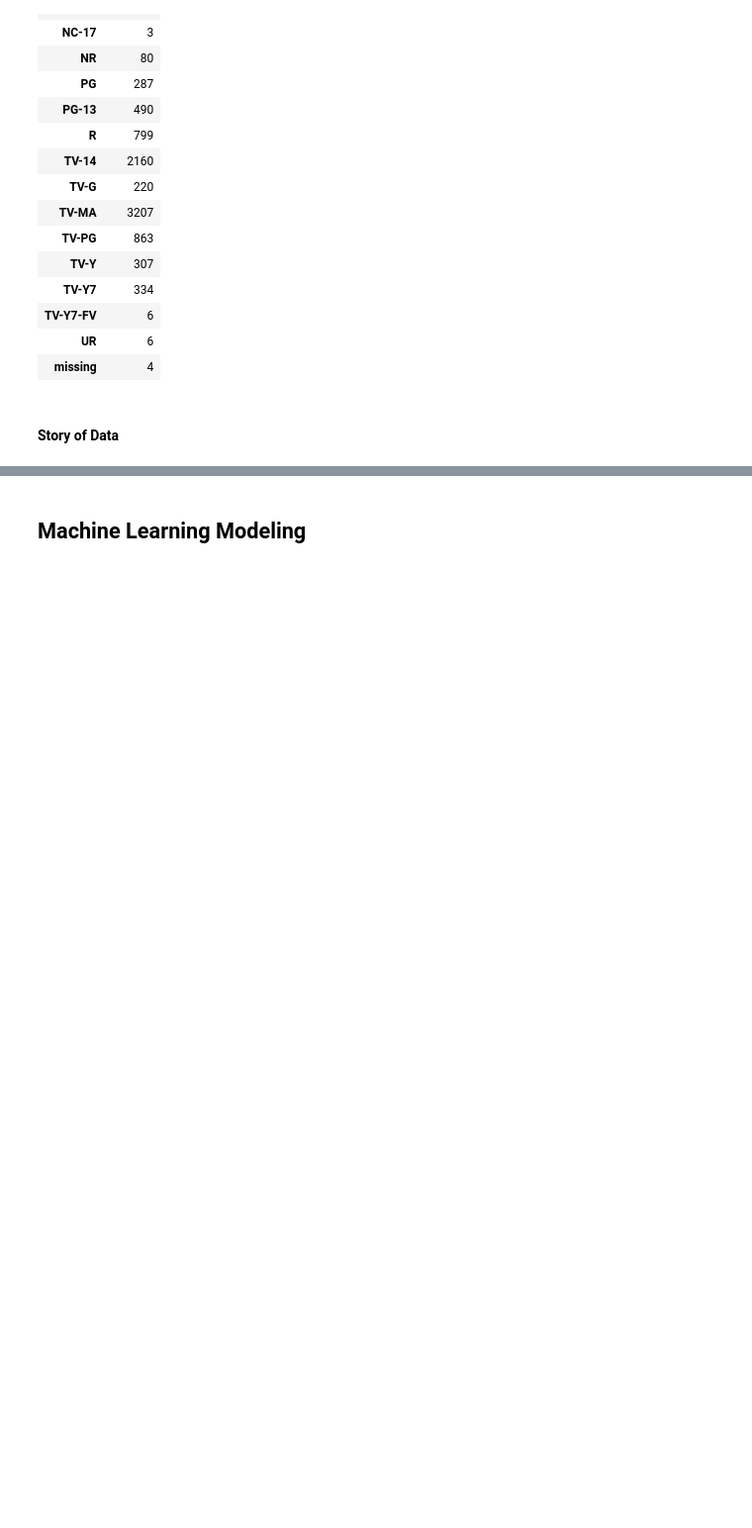
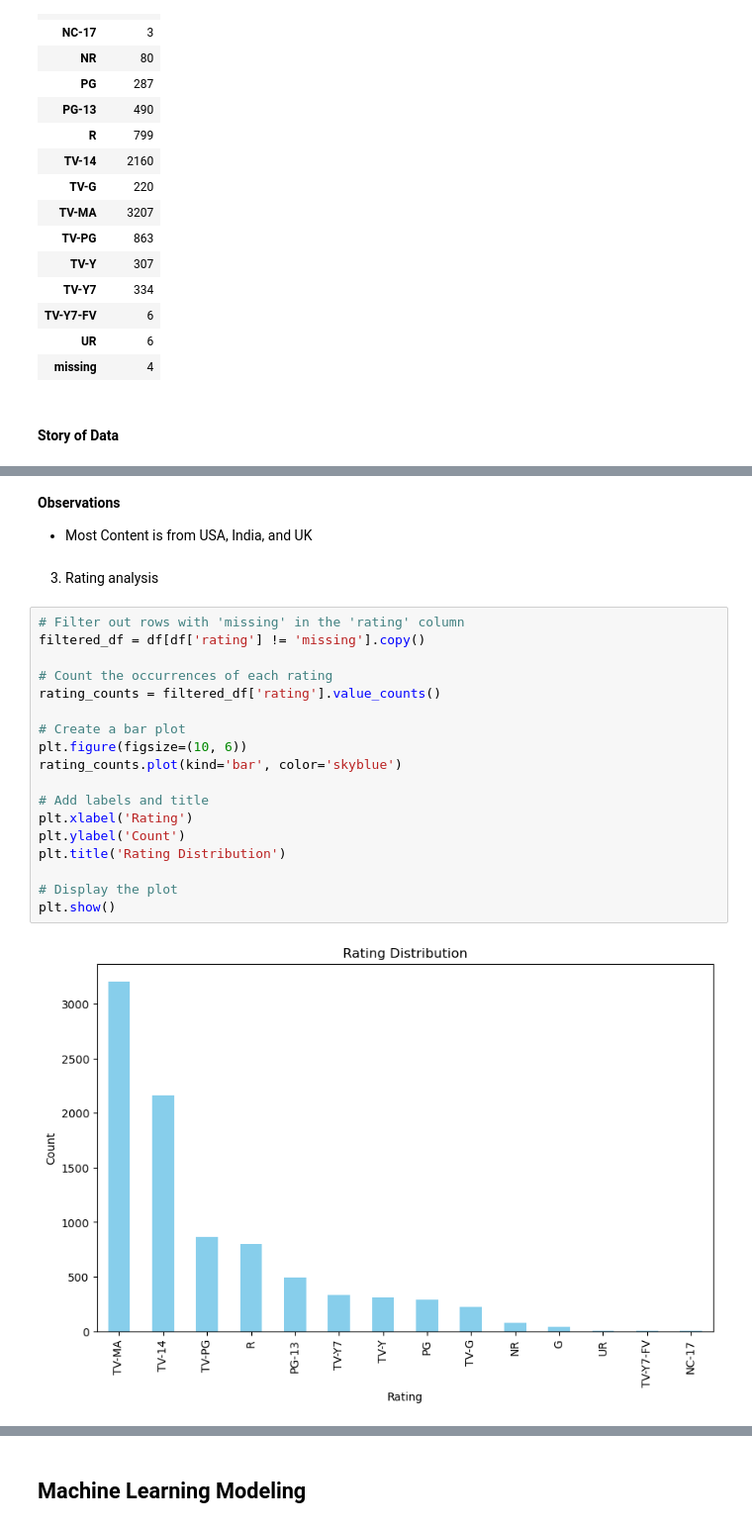
Before and after one commit to enescatagan/Netflix-EDA, a Jupyter notebook: netflix_eda.ipynb, the cells around one changed output, grey strips where cells are left out. Shown at 99% size. Saved outputs shown, nothing was run; the diff lists cells and outputs as text; blank space fills up the shorter version.

```diff
--- a/netflix_eda.ipynb
+++ b/netflix_eda.ipynb
@@ -359,0 +461,25 @@ df.groupby("rating").agg({
+# %% [markdown]
+**Observations**
+* Most Content is from USA, India, and UK
+# %% [markdown]
+3. Rating analysis
+# %%
+# Filter out rows with 'missing' in the 'rating' column
+filtered_df = df[df['rating'] != 'missing'].copy()
+
+# Count the occurrences of each rating
+rating_counts = filtered_df['rating'].value_counts()
+
+# Create a bar plot
+plt.figure(figsize=(10, 6))
+rating_counts.plot(kind='bar', color='skyblue')
+
+# Add labels and title
+plt.xlabel('Rating')
+plt.ylabel('Count')
+plt.title('Rating Distribution')
+
+# Display the plot
+plt.show()
+# %% [output]
+[figure, added]
```
Also changed, not shown: parts of 24 cells of this notebook.
